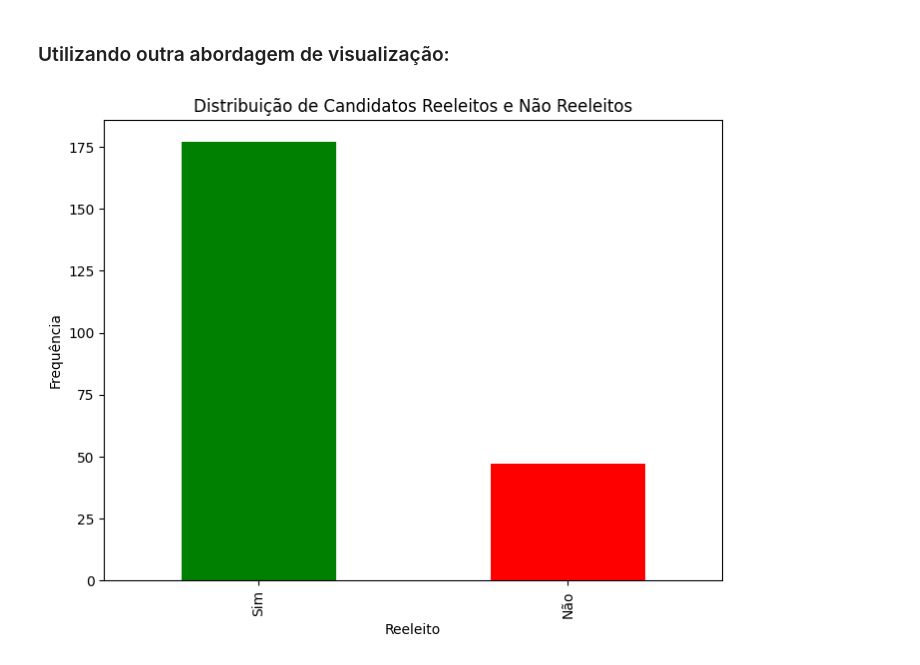
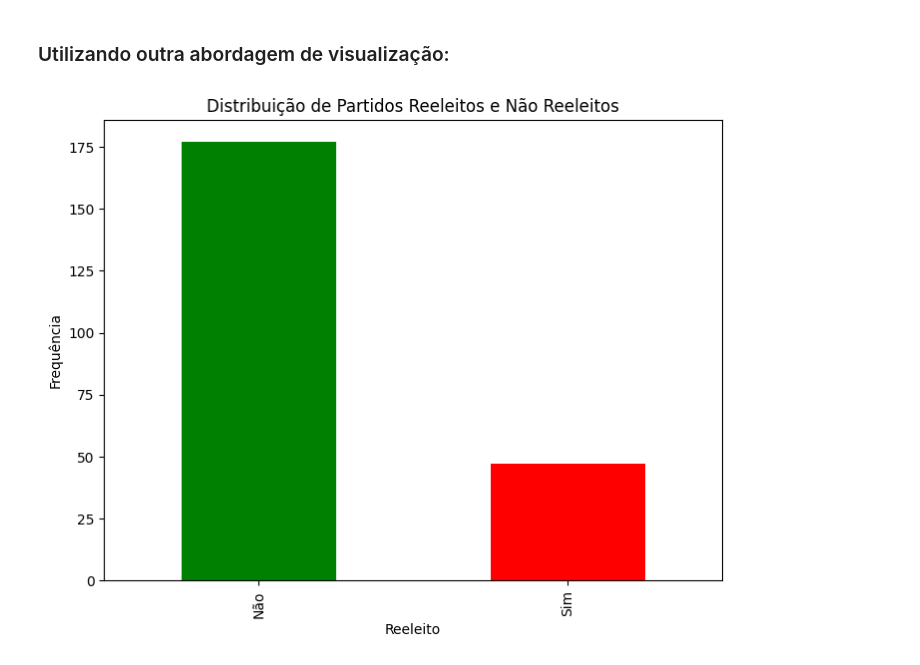
Before and after one commit to Kawhan/final_data_project, a Jupyter notebook: relatorio.ipynb, the cells around one changed output. Cells and saved outputs as stored; diff of their text form; code cells hidden in the pictures.

```diff
--- a/relatorio.ipynb
+++ b/relatorio.ipynb
@@ -1656,11 +1656,11 @@ Como levantado graficamente, o partido Cidadania emergiu como o que teve mais ca
 # %%
 contagem = eleitos['partido_reeleito'].value_counts()
 plt.figure(figsize=(8, 6))
 contagem.plot(kind='bar', color=['green', 'red'])
-plt.title('Distribuição de Candidatos Reeleitos e Não Reeleitos')
+plt.title('Distribuição de Partidos Reeleitos e Não Reeleitos')
 plt.xlabel('Reeleito')
 plt.ylabel('Frequência')
-plt.xticks([0, 1], ['Sim', 'Não'])
+plt.xticks([0, 1], ['Não', 'Sim'])
 plt.show()
 # %% [output]
-[figure, old version]
+[figure, new version]
```
Also changed, not shown: parts of 4 cells of this notebook.
